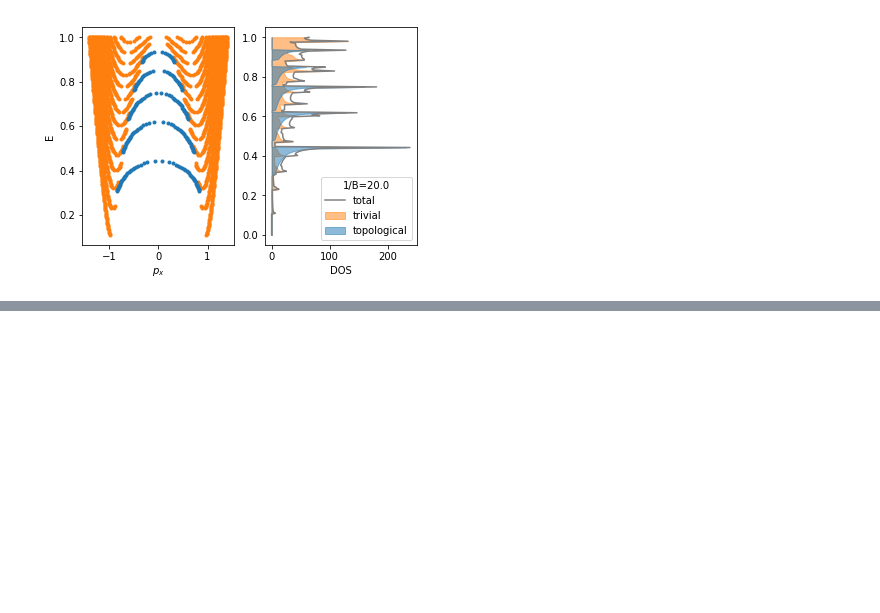
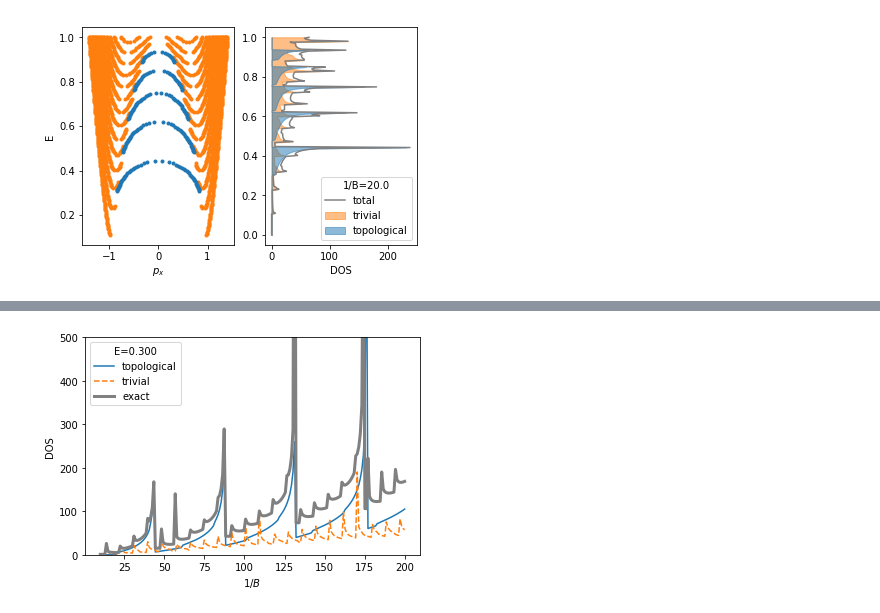
Before and after one commit to oroszl/nodalloopsemimetal, a Jupyter notebook: dos_semiclassical_and_exact.ipynb, the cells around one changed output, grey strips where cells are left out. Cells and saved outputs as stored; diff of their text form; code cells hidden in the pictures; blank space fills up the shorter version.

```diff
--- a/dos_semiclassical_and_exact.ipynb
+++ b/dos_semiclassical_and_exact.ipynb
@@ -202,0 +379,15 @@ ylim(0,100)
+# %%
+with open('data/exact_B_scan_E_0p300','br') as file:
+        datB=pickle.load(file)
+spectr_exactB2= array([[d['B'],d['dos']] for d in datB ])
+# %%
+plot(1/Bran,4*DOS_topB2,label='topological')
+plot(1/Bran,2*DOS_triB2,'--',label='trivial')
+plot(1/spectr_exactB2[:,0],spectr_exactB2[:,1],label='exact',color='gray',lw=3)
+legend(title='E=0.300')
+ylim(0,500)
+
+xlabel('$1/B$')
+ylabel('DOS');
+# %% [output]
+[figure, added]
```
Also changed, not shown: parts of 23 cells of this notebook, 3 other files.
